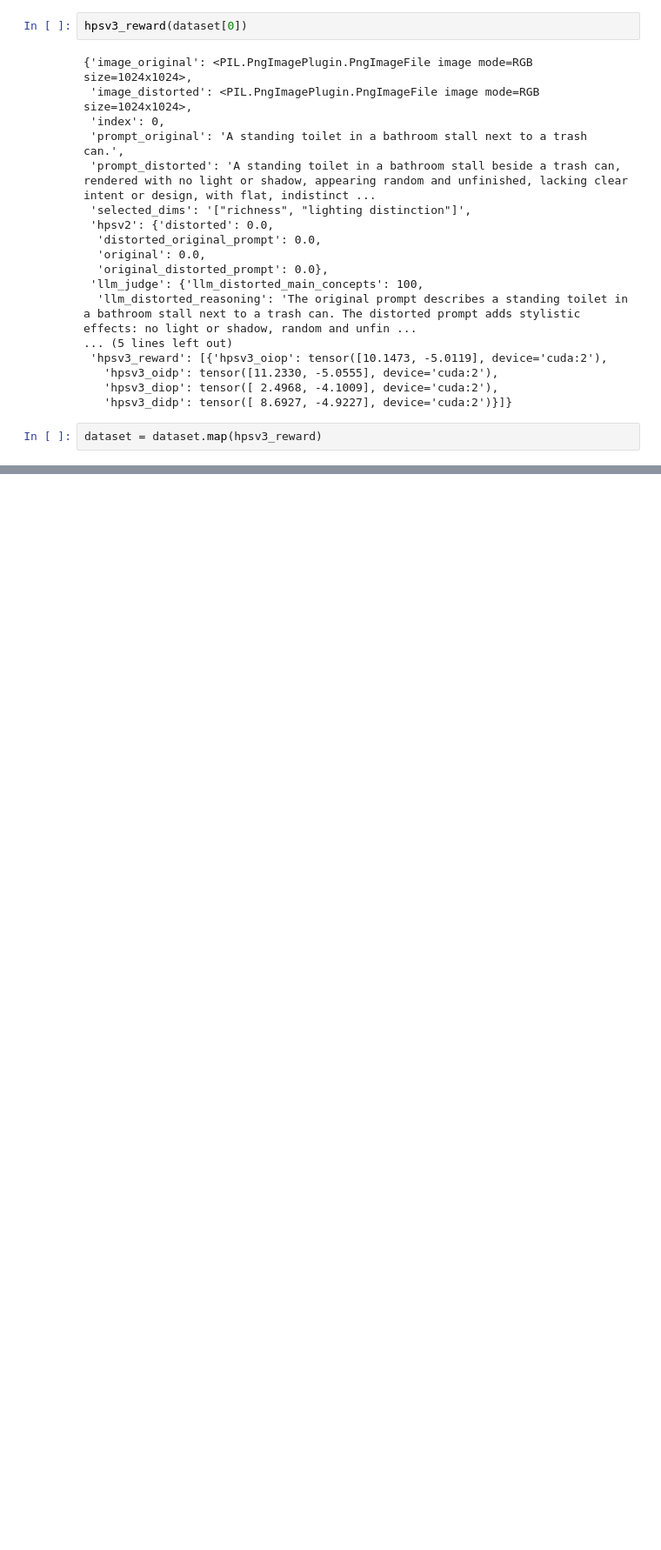
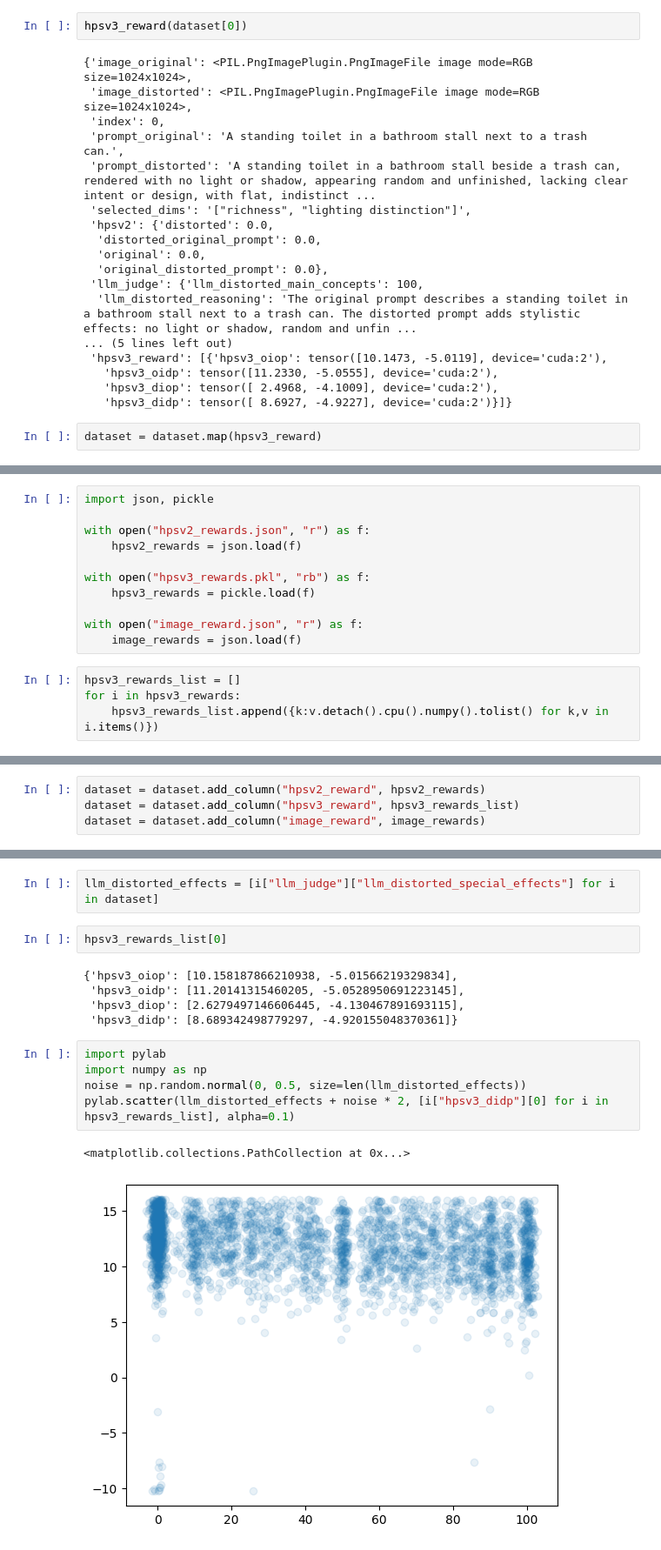
Before and after one commit to weathon/AAS, a Jupyter notebook: eval_later.ipynb, the cells around one changed output, grey strips where cells are left out. Shown at 87% size. Saved outputs shown, nothing was run; the diff lists cells and outputs as text; blank space fills up the shorter version.

```diff
--- a/eval_later.ipynb
+++ b/eval_later.ipynb
@@ -178,0 +198,15 @@ dataset = dataset.map(hpsv3_reward)
+# %%
+import json, pickle
+
+with open("hpsv2_rewards.json", "r") as f:
+    hpsv2_rewards = json.load(f)
+
+with open("hpsv3_rewards.pkl", "rb") as f:
+    hpsv3_rewards = pickle.load(f)
+
+with open("image_reward.json", "r") as f:
+    image_rewards = json.load(f)
+# %%
+hpsv3_rewards_list = []
+for i in hpsv3_rewards:
+    hpsv3_rewards_list.append({k:v.detach().cpu().numpy().tolist() for k,v in i.items()})
@@ -178,0 +215,4 @@ dataset = dataset.map(hpsv3_reward)
+# %%
+dataset = dataset.add_column("hpsv2_reward", hpsv2_rewards)
+dataset = dataset.add_column("hpsv3_reward", hpsv3_rewards_list)
+dataset = dataset.add_column("image_reward", image_rewards)
@@ -178,0 +221,17 @@ dataset = dataset.map(hpsv3_reward)
+# %%
+llm_distorted_effects = [i["llm_judge"]["llm_distorted_special_effects"] for i in dataset]
+# %%
+hpsv3_rewards_list[0]
+# %% [output]
+{'hpsv3_oiop': [10.158187866210938, -5.01566219329834],
+ 'hpsv3_oidp': [11.20141315460205, -5.0528950691223145],
+ 'hpsv3_diop': [2.6279497146606445, -4.130467891693115],
+ 'hpsv3_didp': [8.689342498779297, -4.920155048370361]}
+# %%
+import pylab
+import numpy as np
+noise = np.random.normal(0, 0.5, size=len(llm_distorted_effects))
+pylab.scatter(llm_distorted_effects + noise * 2, [i["hpsv3_didp"][0] for i in hpsv3_rewards_list], alpha=0.1)
+# %% [output]
+<matplotlib.collections.PathCollection at 0x...>
+[figure, added]
```
Also changed, not shown: parts of 47 cells of this notebook, 8 other files.
